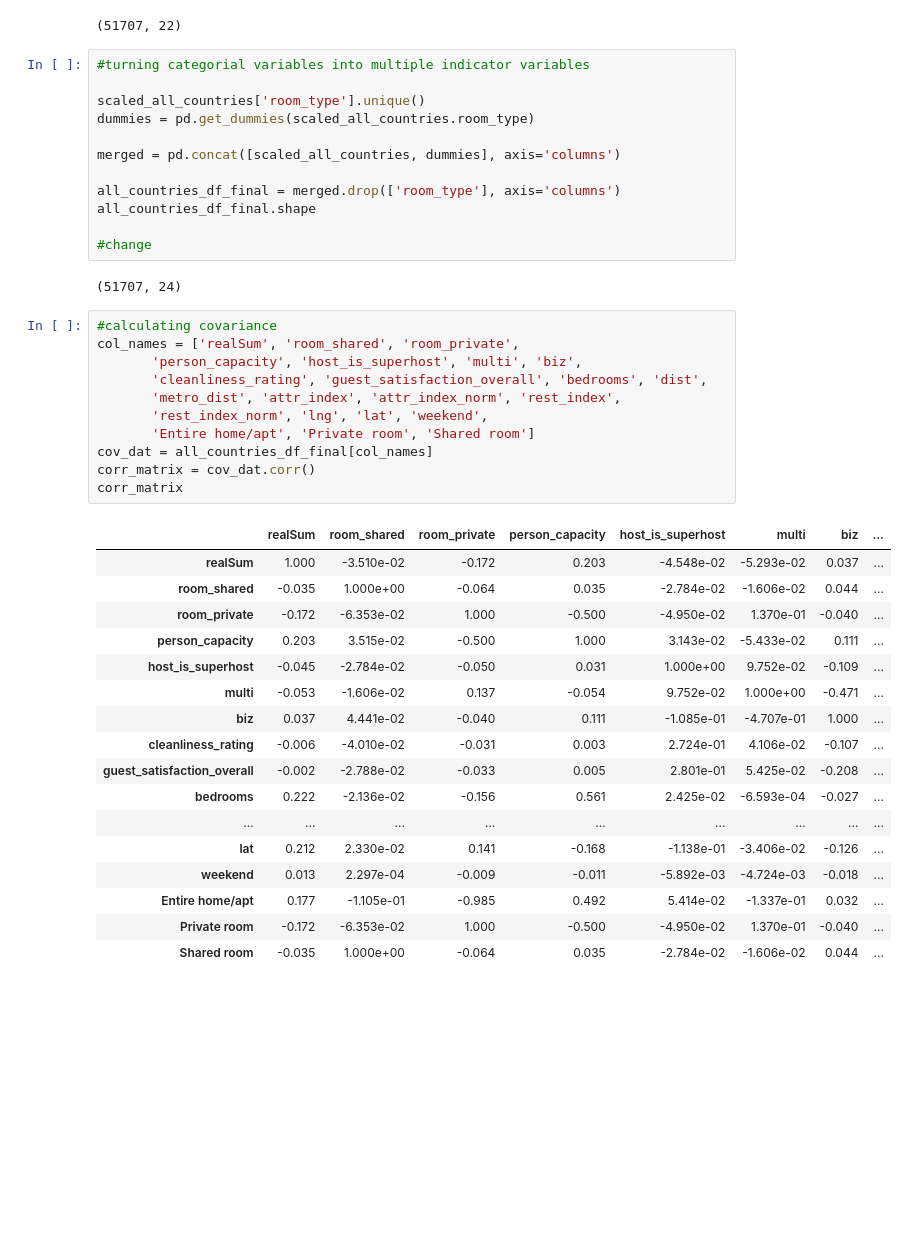
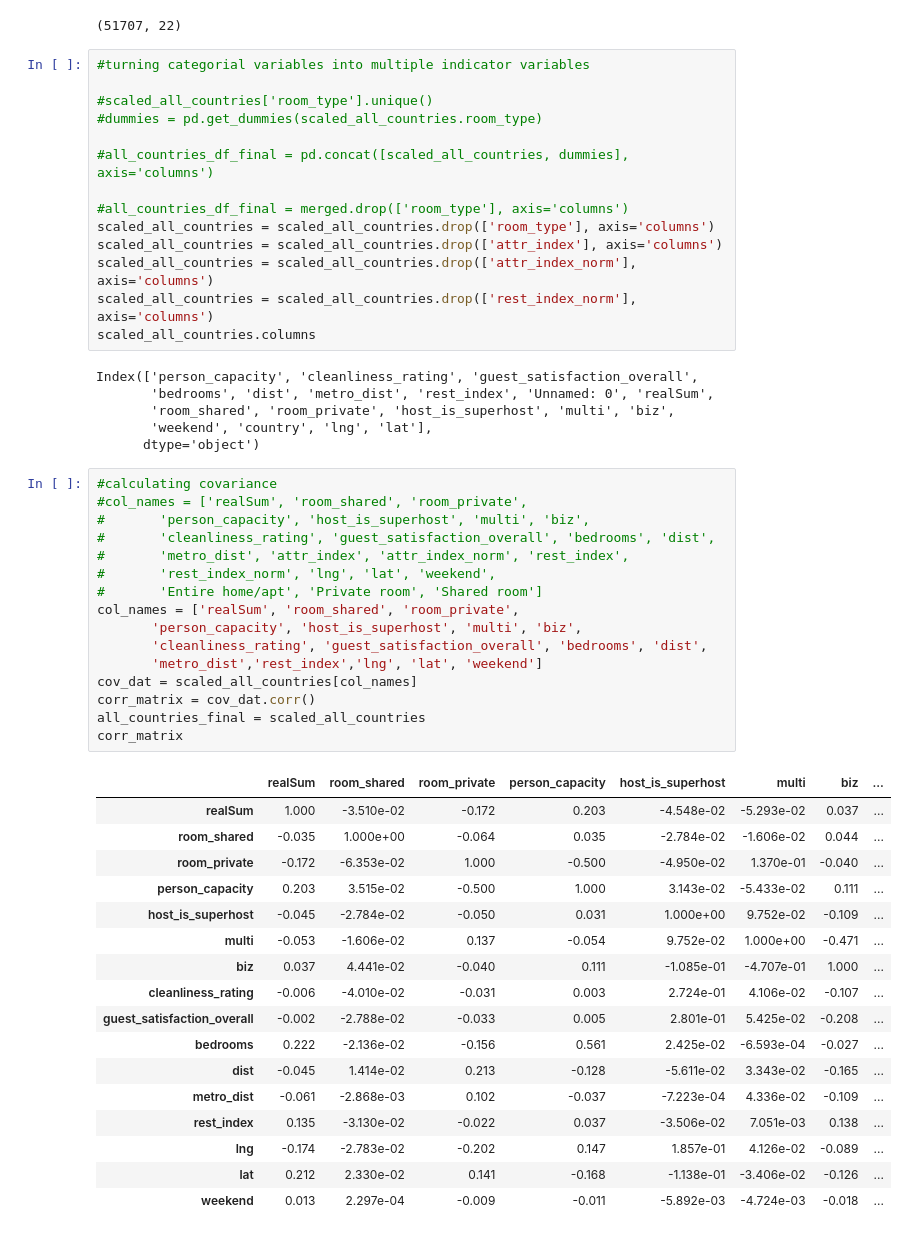
Before and after one commit to didiii-e/cs109a_final, a Jupyter notebook: final_proj_work.ipynb, the cells around one changed output. Saved outputs shown, nothing was run; the diff lists cells and outputs as text; blank space fills up the shorter version.

```diff
--- a/final_proj_work.ipynb
+++ b/final_proj_work.ipynb
@@ -86,43 +86,54 @@ scaled_all_countries.shape
 # %%
 #turning categorial variables into multiple indicator variables
 
-scaled_all_countries['room_type'].unique()
-dummies = pd.get_dummies(scaled_all_countries.room_type)
+#scaled_all_countries['room_type'].unique()
+#dummies = pd.get_dummies(scaled_all_countries.room_type)
 
-merged = pd.concat([scaled_all_countries, dummies], axis='columns')
+#all_countries_df_final = pd.concat([scaled_all_countries, dummies], axis='columns')
 
-all_countries_df_final = merged.drop(['room_type'], axis='columns')
-all_countries_df_final.shape
-
-#change
+#all_countries_df_final = merged.drop(['room_type'], axis='columns')
+scaled_all_countries = scaled_all_countries.drop(['room_type'], axis='columns')
+scaled_all_countries = scaled_all_countries.drop(['attr_index'], axis='columns')
+scaled_all_countries = scaled_all_countries.drop(['attr_index_norm'], axis='columns')
+scaled_all_countries = scaled_all_countries.drop(['rest_index_norm'], axis='columns')
+scaled_all_countries.columns
 # %% [output]
-(51707, 24)
+Index(['person_capacity', 'cleanliness_rating', 'guest_satisfaction_overall',
+       'bedrooms', 'dist', 'metro_dist', 'rest_index', 'Unnamed: 0', 'realSum',
+       'room_shared', 'room_private', 'host_is_superhost', 'multi', 'biz',
+       'weekend', 'country', 'lng', 'lat'],
+      dtype='object')
 # %%
 #calculating covariance
+#col_names = ['realSum', 'room_shared', 'room_private',
+#       'person_capacity', 'host_is_superhost', 'multi', 'biz',
+#       'cleanliness_rating', 'guest_satisfaction_overall', 'bedrooms', 'dist',
+#       'metro_dist', 'attr_index', 'attr_index_norm', 'rest_index',
+#       'rest_index_norm', 'lng', 'lat', 'weekend',
+#       'Entire home/apt', 'Private room', 'Shared room']
 col_names = ['realSum', 'room_shared', 'room_private',
        'person_capacity', 'host_is_superhost', 'multi', 'biz',
        'cleanliness_rating', 'guest_satisfaction_overall', 'bedrooms', 'dist',
-       'metro_dist', 'attr_index', 'attr_index_norm', 'rest_index',
-       'rest_index_norm', 'lng', 'lat', 'weekend',
-       'Entire home/apt', 'Private room', 'Shared room']
-cov_dat = all_countries_df_final[col_names]
+       'metro_dist','rest_index','lng', 'lat', 'weekend']
+cov_dat = scaled_all_countries[col_names]
 corr_matrix = cov_dat.corr()
+all_countries_final = scaled_all_countries
 corr_matrix
 # %% [output]
 |  | realSum | room_shared | room_private | person_capacity | host_is_superhost | multi | biz | ... |
 | realSum | 1.000 | -3.510e-02 | -0.172 | 0.203 | -4.548e-02 | -5.293e-02 | 0.037 | ... |
 | room_shared | -0.035 | 1.000e+00 | -0.064 | 0.035 | -2.784e-02 | -1.606e-02 | 0.044 | ... |
 | room_private | -0.172 | -6.353e-02 | 1.000 | -0.500 | -4.950e-02 | 1.370e-01 | -0.040 | ... |
 | person_capacity | 0.203 | 3.515e-02 | -0.500 | 1.000 | 3.143e-02 | -5.433e-02 | 0.111 | ... |
 | host_is_superhost | -0.045 | -2.784e-02 | -0.050 | 0.031 | 1.000e+00 | 9.752e-02 | -0.109 | ... |
 | multi | -0.053 | -1.606e-02 | 0.137 | -0.054 | 9.752e-02 | 1.000e+00 | -0.471 | ... |
 | biz | 0.037 | 4.441e-02 | -0.040 | 0.111 | -1.085e-01 | -4.707e-01 | 1.000 | ... |
 | cleanliness_rating | -0.006 | -4.010e-02 | -0.031 | 0.003 | 2.724e-01 | 4.106e-02 | -0.107 | ... |
 | guest_satisfaction_overall | -0.002 | -2.788e-02 | -0.033 | 0.005 | 2.801e-01 | 5.425e-02 | -0.208 | ... |
 | bedrooms | 0.222 | -2.136e-02 | -0.156 | 0.561 | 2.425e-02 | -6.593e-04 | -0.027 | ... |
-| ... | ... | ... | ... | ... | ... | ... | ... | ... |
+| dist | -0.045 | 1.414e-02 | 0.213 | -0.128 | -5.611e-02 | 3.343e-02 | -0.165 | ... |
+| metro_dist | -0.061 | -2.868e-03 | 0.102 | -0.037 | -7.223e-04 | 4.336e-02 | -0.109 | ... |
+| rest_index | 0.135 | -3.130e-02 | -0.022 | 0.037 | -3.506e-02 | 7.051e-03 | 0.138 | ... |
+| lng | -0.174 | -2.783e-02 | -0.202 | 0.147 | 1.857e-01 | 4.126e-02 | -0.089 | ... |
 | lat | 0.212 | 2.330e-02 | 0.141 | -0.168 | -1.138e-01 | -3.406e-02 | -0.126 | ... |
 | weekend | 0.013 | 2.297e-04 | -0.009 | -0.011 | -5.892e-03 | -4.724e-03 | -0.018 | ... |
-| Entire home/apt | 0.177 | -1.105e-01 | -0.985 | 0.492 | 5.414e-02 | -1.337e-01 | 0.032 | ... |
-| Private room | -0.172 | -6.353e-02 | 1.000 | -0.500 | -4.950e-02 | 1.370e-01 | -0.040 | ... |
-| Shared room | -0.035 | 1.000e+00 | -0.064 | 0.035 | -2.784e-02 | -1.606e-02 | 0.044 | ... |
```
Also changed, not shown: parts of 3 cells of this notebook, 1 other file.
